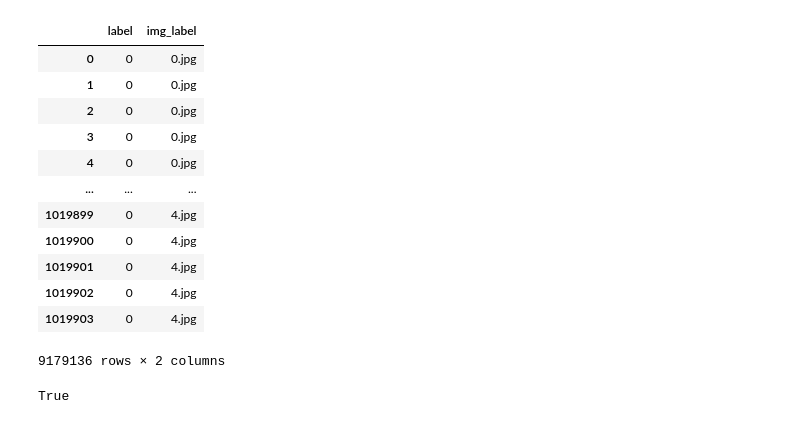
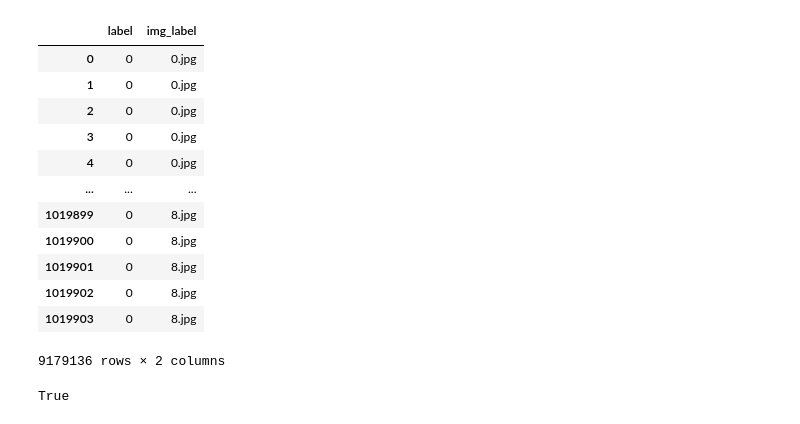
Before and after one commit to suracI-invert/xla-segmentation, a Jupyter notebook: sandstone_test.ipynb, the cells around one changed output. Drawn from its saved outputs; the diff is of its cells as text; code cells hidden in the pictures.

```diff
--- a/sandstone_test.ipynb
+++ b/sandstone_test.ipynb
@@ -6,11 +6,8 @@ import matplotlib.pyplot as plt
 from cv2 import IMREAD_GRAYSCALE
 import os
 # %%
-def feature_engineering(train_path, img_name, inferrence= False):
+def feature_engineering(img, img_name, inferrence= False):
     df = pd.DataFrame()
-
-    img = cv2.imread(os.path.join(train_path, img_name))
-    img = cv2.cvtColor(img, cv2.COLOR_BGR2GRAY)
 
     df['og_pixels'] = img.reshape(-1)
     df['img'] = img_name
@@ -69,11 +66,14 @@ def feature_engineering(train_path, img_name, inferrence= False):
     return df
 # %%
 train_df = pd.DataFrame()
-train_path = './train/'
+train_path = './train/train.tif'
 # %%
-for img_name in os.listdir(train_path):
+_, train_img = cv2.imreadmulti(train_path, [])
+
+for img_name, img in enumerate(train_img):
+    img_name = str(img_name) + '.jpg'
     print(f'Loading {img_name}')
-    df = feature_engineering(train_path, img_name)
+    df = feature_engineering(img, img_name)
     train_df = pd.concat([train_df, df])
 train_df
 # %% [output]
@@ -101,32 +101,34 @@ Loading 4.jpg
 9179136 rows × 42 columns
+# %%
+train_label_df = pd.DataFrame()
+train_label_path = './labels/label.tif'
 # %%
-train_label_df = pd.DataFrame()
-train_label_path = './labels/'
 
-for label in os.listdir(train_label_path):
+
+_, train_label_img = cv2.imreadmulti(train_label_path, [])
+
+for label_name, label_img in enumerate(train_label_img):
+    label_name = str(label_name) + '.jpg'
     df = pd.DataFrame()
-    label_img = cv2.imread(os.path.join(train_label_path, label))
-
-    label_img = cv2.cvtColor(label_img, cv2.COLOR_BGR2GRAY)
 
     df['label'] = label_img.reshape(-1)
-    df['img_label'] = label
+    df['img_label'] = label_name
 
     train_label_df = pd.concat([train_label_df, df])
 train_label_df
 # %% [output]
 |  | label | img_label |
 | 0 | 0 | 0.jpg |
 | 1 | 0 | 0.jpg |
 | 2 | 0 | 0.jpg |
 | 3 | 0 | 0.jpg |
 | 4 | 0 | 0.jpg |
 | ... | ... | ... |
-| 1019899 | 0 | 4.jpg |
-| 1019900 | 0 | 4.jpg |
-| 1019901 | 0 | 4.jpg |
-| 1019902 | 0 | 4.jpg |
-| 1019903 | 0 | 4.jpg |
+| 1019899 | 0 | 8.jpg |
+| 1019900 | 0 | 8.jpg |
+| 1019901 | 0 | 8.jpg |
+| 1019902 | 0 | 8.jpg |
+| 1019903 | 0 | 8.jpg |
 9179136 rows × 2 columns
 # %%
 data_df = pd.concat([train_df, train_label_df], axis= 1)
```
Also changed, not shown: parts of 19 cells of this notebook, 21 other files.
